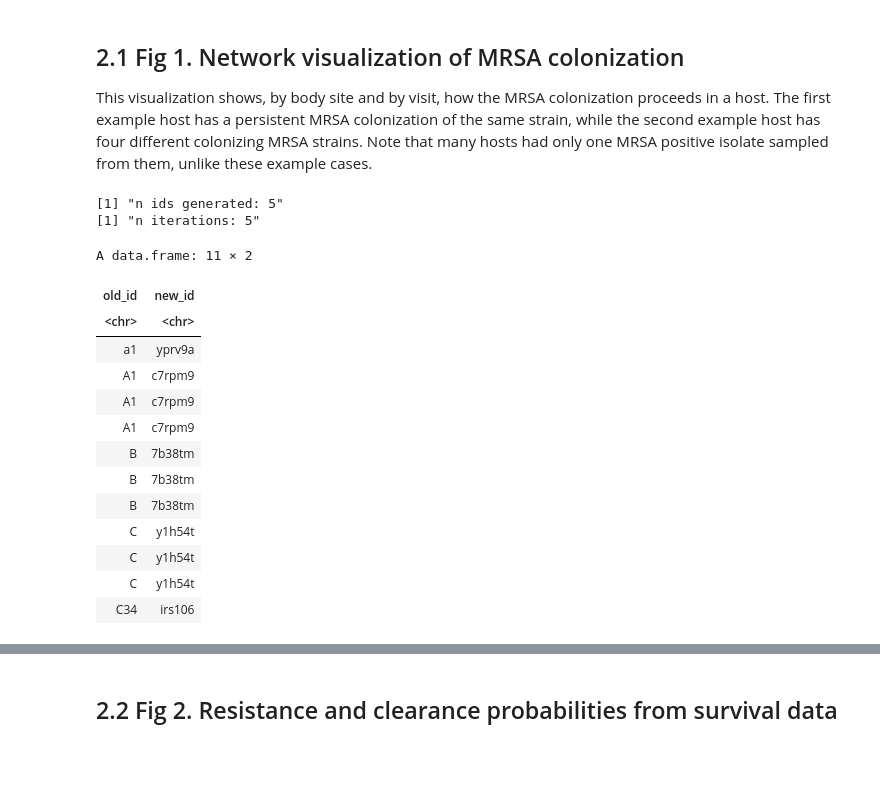
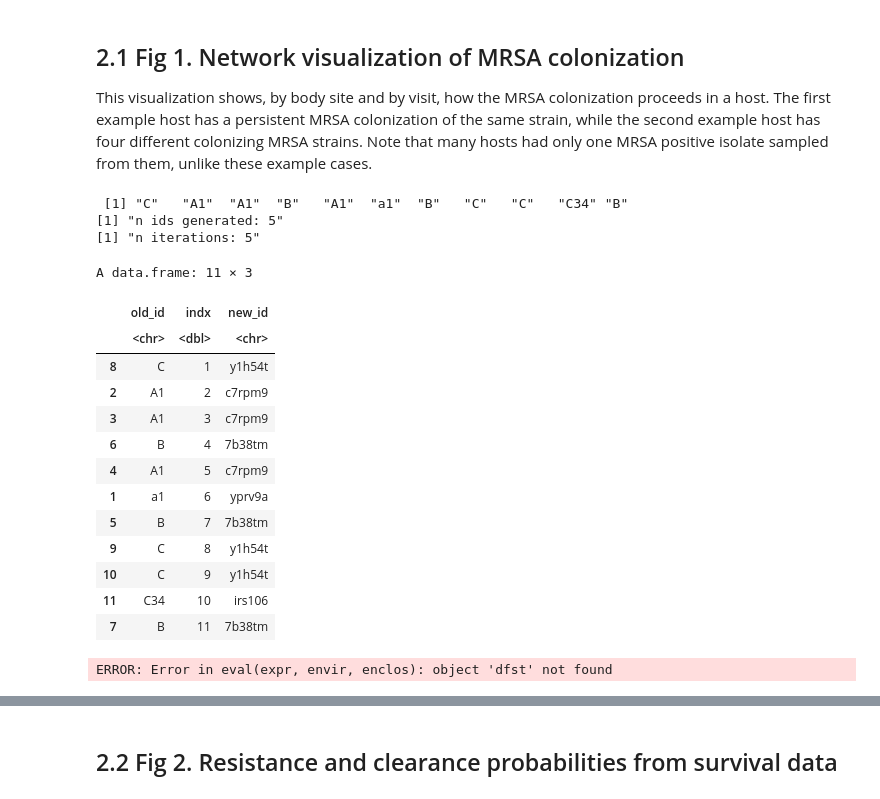
Before and after one commit to fanoja/mrsa-survival-analysis, a Jupyter notebook: MRSA Clearance.ipynb, the cells around one changed output, grey strips where cells are left out. Saved outputs shown, nothing was run; the diff lists cells and outputs as text; code cells hidden in the pictures; blank space fills up the shorter version.

```diff
--- a/MRSA Clearance.ipynb
+++ b/MRSA Clearance.ipynb
@@ -105,11 +151,6 @@ Loading required package: cowplot
 
 This visualization shows, by body site and by visit, how the MRSA colonization proceeds in a host. The first example host has a persistent MRSA colonization of the same strain, while the second example host has four different colonizing MRSA strains. Note that many hosts had only one MRSA positive isolate sampled from them, unlike these example cases.
 # %%
-# TODO anonymize the isolate identifiers
-
-#unique(dfst$Var1)
-
-
 
 get_new_unique_ids <- function(to_replace, len_id=6, symbols = c(letters, rep(0:9,4)), debug = F, seed = 123549){
     #' Create unique identifiers to replace the unique values in a vector
@@ -120,51 +161,66 @@ get_new_unique_ids <- function(to_replace, len_id=6, symbols = c(letters, rep(0:
     #' @param debug Print the number of ids generated and the number of iterations
     #'
     #' @return new_ids A data frame with the old and new identifier vectors as columns
+
+    # TODO: dealing with NAs
 
     set.seed(seed)
 
     n_ids <- length(unique(to_replace))
     ids <- c()
     n_iter <- 0
     while (length(unique(ids))< n_ids){
        id <- paste(sample(symbols, len_id), collapse = "")
         if (!id %in% ids){
             ids <- c(ids, id)
         }
         n_iter <- n_iter + 1 # can be higher than the number of ids because of eliminated duplicates
     }
 
     lookup <- data.frame("old_id" = unique(to_replace), "new_id" = ids)
-    new_ids <- merge(data.frame("old_id" = to_replace), lookup, by = "old_id")
+    old_data <- data.frame("old_id" = to_replace)
+    old_data$indx <- as.numeric(rownames(old_data)) # to keep the order the same
+    new_ids <- merge(old_data, lookup, by = "old_id")
+    new_ids <- new_ids[order(new_ids$indx),]
 
     if (debug){
         print(paste("n ids generated: ", length(ids), sep = ""))
         print(paste("n iterations: ", n_iter, sep = ""))
     }
 
     new_ids
 }
 
 testids <- c("C", "A1", "A1", "B", "A1", "a1", "B", "C", "C", "C34", "B")
+print(testids)
 test <- get_new_unique_ids(testids, debug = T)
 test
+
+testids2 <- dfst$Var1[0:25]
+print(testids2)
+test2 <- get_new_unique_ids(testids2, debug = T)
+test2
+
+# problem: order is not retained!!!
 # %% [output]
+ [1] "C"   "A1"  "A1"  "B"   "A1"  "a1"  "B"   "C"   "C"   "C34" "B"
 [1] "n ids generated: 5"
 [1] "n iterations: 5"
-A data.frame: 11 × 2
+A data.frame: 11 × 3
-| old_id | new_id |
-| <chr> | <chr> |
-| a1 | yprv9a |
-| A1 | c7rpm9 |
-| A1 | c7rpm9 |
-| A1 | c7rpm9 |
-| B | 7b38tm |
-| B | 7b38tm |
-| B | 7b38tm |
-| C | y1h54t |
-| C | y1h54t |
-| C | y1h54t |
-| C34 | irs106 |
+|  | old_id | indx | new_id |
+|  | <chr> | <dbl> | <chr> |
+| 8 | C | 1 | y1h54t |
+| 2 | A1 | 2 | c7rpm9 |
+| 3 | A1 | 3 | c7rpm9 |
+| 6 | B | 4 | 7b38tm |
+| 4 | A1 | 5 | c7rpm9 |
+| 1 | a1 | 6 | yprv9a |
+| 5 | B | 7 | 7b38tm |
+| 9 | C | 8 | y1h54t |
+| 10 | C | 9 | y1h54t |
+| 11 | C34 | 10 | irs106 |
+| 7 | B | 11 | 7b38tm |
+ERROR: Error in eval(expr, envir, enclos): object 'dfst' not found
 # %%
 source("scripts/strain_functions.R")
 
```
Also changed, not shown: parts of 15 cells of this notebook.
